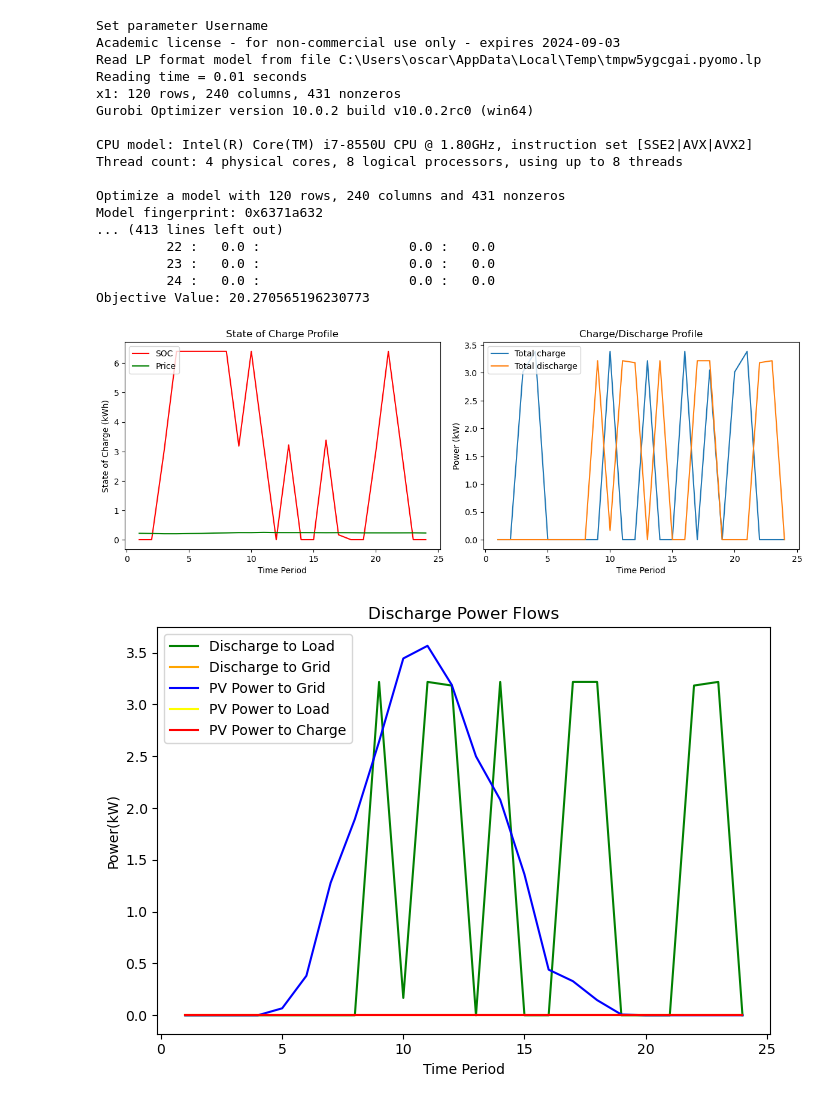
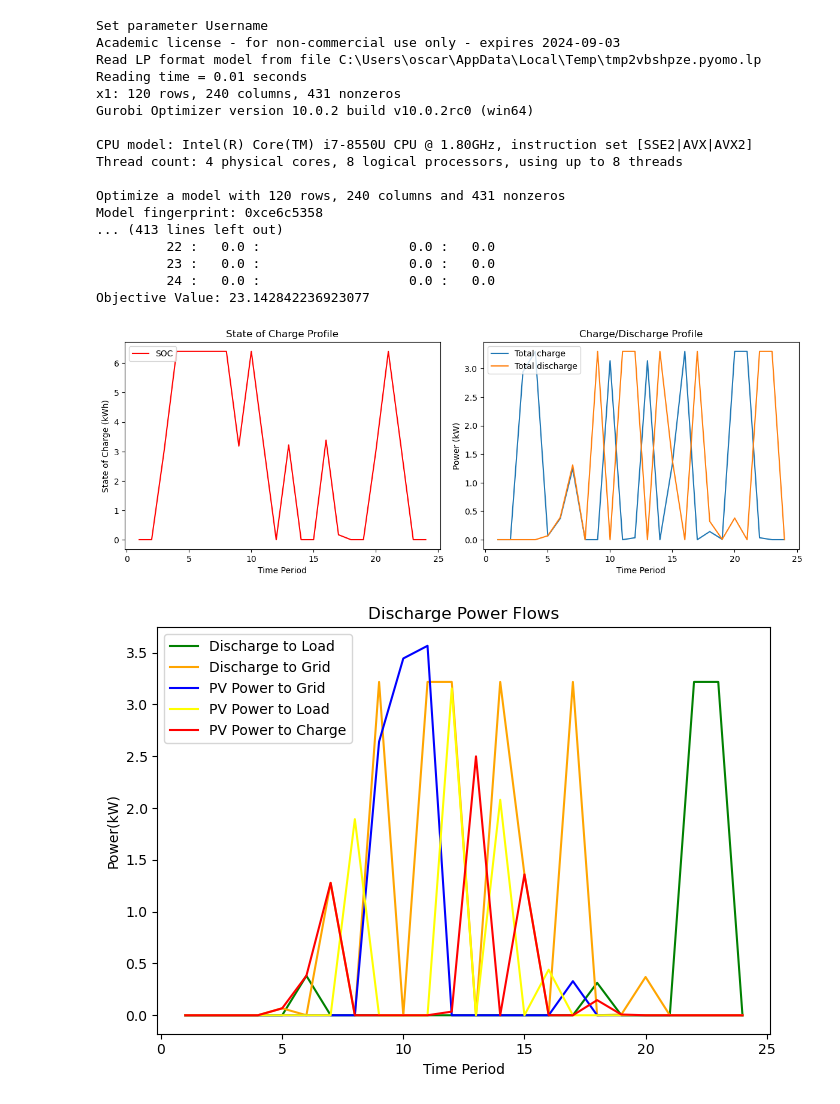
Before and after one commit to BenjaminTro/Cineldi, a Jupyter notebook: Task3_testing.ipynb, the cells around one changed output. Saved outputs shown, nothing was run; the diff lists cells and outputs as text; code cells hidden in the pictures.

```diff
--- a/Task3_testing.ipynb
+++ b/Task3_testing.ipynb
@@ -102,16 +102,16 @@ model.SOC = pyo.Var(model.periods,bounds=SOC_limit)
 
 def state_of_charge(model, t):
     if t == 1:
-        return model.SOC[t] == model.SOC_0[t] + model.charge_PV[t] + model.charge_grid[t] - (model.disch_grid[t] + model.disch_load[t])
+        return model.SOC[t] == model.SOC_0[t] + model.charge_PV[t] + model.charge_grid[t] - (model.disch_grid[t]+model.disch_load[t])
     elif 1<t<24:
-        return model.SOC[t] == model.SOC[t-1] + model.charge_PV[t] + model.charge_grid[t] - (model.disch_grid[t] + model.disch_load[t])
+        return model.SOC[t] == model.SOC[t-1] +  model.charge_PV[t] + model.charge_grid[t]- (model.disch_grid[t]+model.disch_load[t])
     else:
-        return model.SOC[t] - (model.SOC[t-1]  + model.charge_PV[t] + model.charge_grid[t] - (model.disch_grid[t] + model.disch_load[t]))==0
+        return model.SOC[t] - (model.SOC[t-1]  +  model.charge_PV[t] + model.charge_grid[t]- (model.disch_grid[t]+model.disch_load[t]))==0
 model.state_of_charge_constraint = pyo.Constraint(model.periods, rule=state_of_charge)
 
 #Objective function to minimize costs
 def objective_rule(model):
-    return sum((model.charge_grid[t] + model.grid[t])*model.buyP[t]*1 for t in model.periods) - sum((model.PV_grid[t])*1*model.sellP[t] for t in model.periods)
+    return sum((model.charge_grid[t] + model.grid[t])*model.buyP[t]*1 for t in model.periods) - sum((model.PV_grid[t] + model.disch_grid[t])*1*model.sellP[t] for t in model.periods)
     #return sum(( model.grid[t])*model.buyP[t] for t in model.periods) - sum((model.PV_grid[t])*model.sellP[t] for t in model.periods)
 model.objective = pyo.Objective(rule=objective_rule, sense=pyo.minimize)
 
@@ -126,7 +126,7 @@ print("Objective Value:", model.objective())
 # %% [output]
 Set parameter Username
 Academic license - for non-commercial use only - expires 2024-09-03
-Read LP format model from file C:\Users\oscar\AppData\Local\Temp\tmpw5ygcgai.pyomo.lp
+Read LP format model from file C:\Users\oscar\AppData\Local\Temp\tmp2vbshpze.pyomo.lp
 Reading time = 0.01 seconds
 x1: 120 rows, 240 columns, 431 nonzeros
 Gurobi Optimizer version 10.0.2 build v10.0.2rc0 (win64)
@@ -135,53 +135,52 @@ CPU model: Intel(R) Core(TM) i7-8550U CPU @ 1.80GHz, instruction set [SSE2|AVX|A
 Thread count: 4 physical cores, 8 logical processors, using up to 8 threads
 
 Optimize a model with 120 rows, 240 columns and 431 nonzeros
-Model fingerprint: 0x6371a632
+Model fingerprint: 0xce6c5358
 ... (413 lines left out)
          22 :   0.0 :                   0.0 :   0.0
          23 :   0.0 :                   0.0 :   0.0
          24 :   0.0 :                   0.0 :   0.0
-Objective Value: 20.270565196230773
+Objective Value: 23.142842236923077
 # %%
 import matplotlib.pyplot as plt
 
 # Extract variable values
 PV_values = [pyo.value(model.PV_grid[t] + model.PV_load[t] + model.charge_PV[t]) for t in model.periods]
-charge_values = [pyo.value(model.charge_PV[t] + model.charge_grid[t]) for t in model.periods]
-disc_values = [pyo.value(model.disch_load[t] + model.disch_grid[t]) for t in model.periods]
+charge_values = [pyo.value(model.charge[t]) for t in model.periods]
+disc_values = [pyo.value(model.disch[t]) for t in model.periods]
 load_values = [pyo.value(model.loads[t]) for t in model.periods]
 SOC_values = [pyo.value(model.SOC[t]) for t in model.periods]
 price_values=[pyo.value(model.sellP[t]) for t in model.periods]
 
 
 # Create time periods
 time_periods = list(model.periods)
 
 # Create subplots for PV, charge, discharge, load, and SOC
 plt.figure(figsize=(12, 8))
 
 # Plot charge and discharge
 plt.subplot(2, 2, 2)
 plt.plot(time_periods, charge_values, label='Total charge')
 plt.plot(time_periods, disc_values, label='Total discharge')
 plt.xlabel('Time Period')
 plt.ylabel('Power (kW)')
 plt.legend(loc='upper left')
 plt.title('Charge/Discharge Profile')
 
 # Plot SOC
 plt.subplot(2, 2, 1)
 plt.plot(time_periods, SOC_values, label='SOC', color='r')
-plt.plot(time_periods, price_values, label='Price', color='g')
 plt.xlabel('Time Period')
 plt.ylabel('State of Charge (kWh)')
 plt.legend(loc='upper left')
 plt.title('State of Charge Profile')
 
 
 plt.tight_layout()
 plt.show()
 # %% [output]
-[figure, old version]
+[figure, new version]
 # %%
 charge_PV=[pyo.value(model.charge_PV[t]) for t in model.periods]
 charge_grid=[pyo.value(model.charge_grid[t]) for t in model.periods]
@@ -210,7 +209,7 @@ plt.title('Discharge Power Flows')
 plt.tight_layout()
 plt.show()
 # %% [output]
-[figure, old version]
+[figure, new version]
 # %%
 #charge_PV=[pyo.value(model.charge_PV[t]) for t in model.periods]
 PV_grid = [pyo.value(model.PV_grid[t]) for t in model.periods]
```
Also changed, not shown: parts of 6 cells of this notebook, 2 other files.
